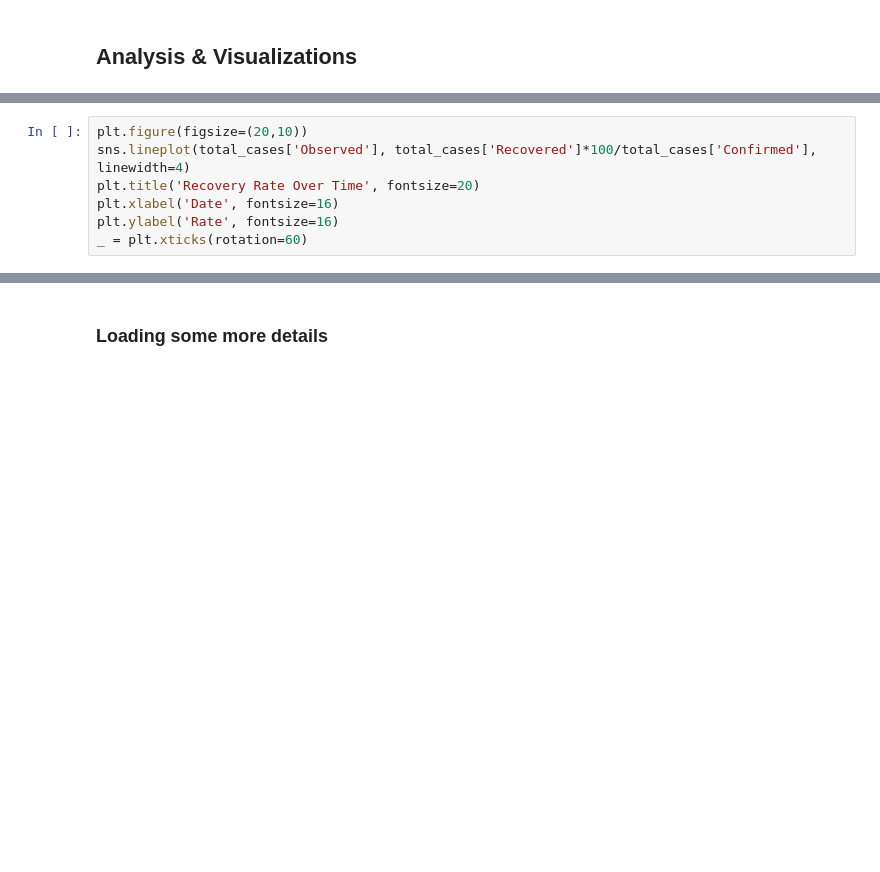
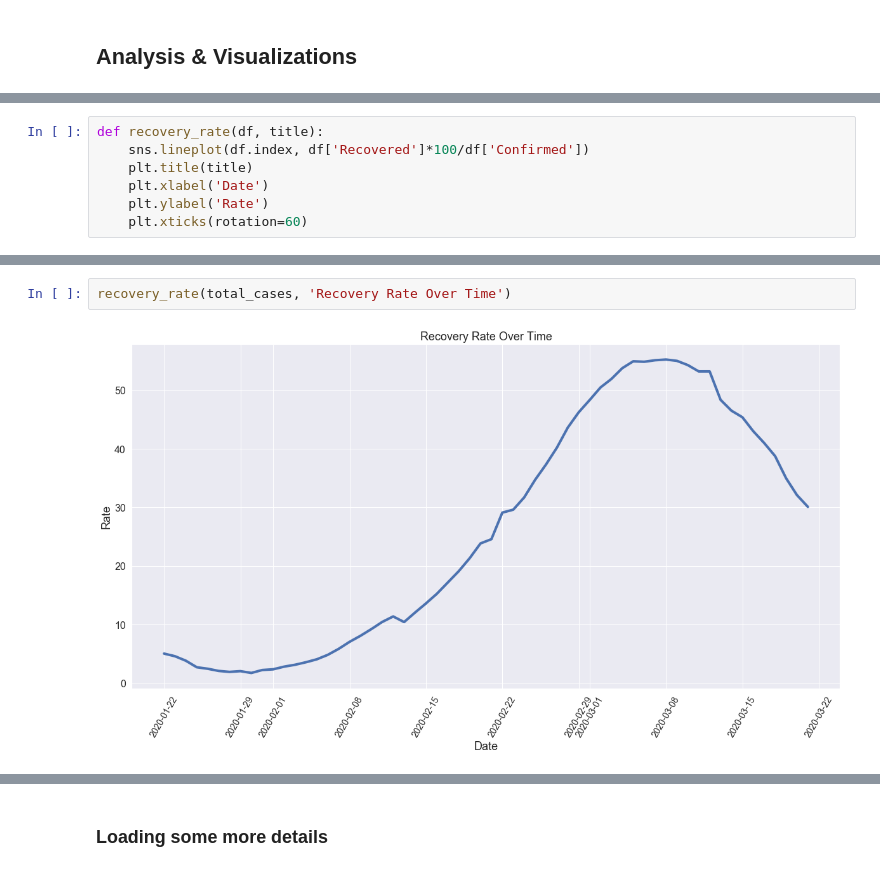
Before and after one commit to gachet/Coronavirus-2019-Analysis, a Jupyter notebook: Coronavirus_Analysis.ipynb, the cells around one changed output, grey strips where cells are left out. Drawn from its saved outputs; the diff is of its cells as text; blank space fills up the shorter version.

```diff
--- a/Coronavirus_Analysis.ipynb
+++ b/Coronavirus_Analysis.ipynb
@@ -197,7 +239,7 @@ _ = plt.xticks(rotation=60)
 # %%
-plt.figure(figsize=(20,10))
-sns.lineplot(total_cases['Observed'], total_cases['Recovered']*100/total_cases['Confirmed'], linewidth=4)
-plt.title('Recovery Rate Over Time', fontsize=20)
-plt.xlabel('Date', fontsize=16)
-plt.ylabel('Rate', fontsize=16)
-_ = plt.xticks(rotation=60)
+def recovery_rate(df, title):
+    sns.lineplot(df.index, df['Recovered']*100/df['Confirmed'])
+    plt.title(title)
+    plt.xlabel('Date')
+    plt.ylabel('Rate')
+    plt.xticks(rotation=60)
@@ -242,0 +296,4 @@ _ = plt.ylabel('Cases')
+# %%
+recovery_rate(total_cases, 'Recovery Rate Over Time')
+# %% [output]
+[figure, added]
```
Also changed, not shown: parts of 36 cells of this notebook.
